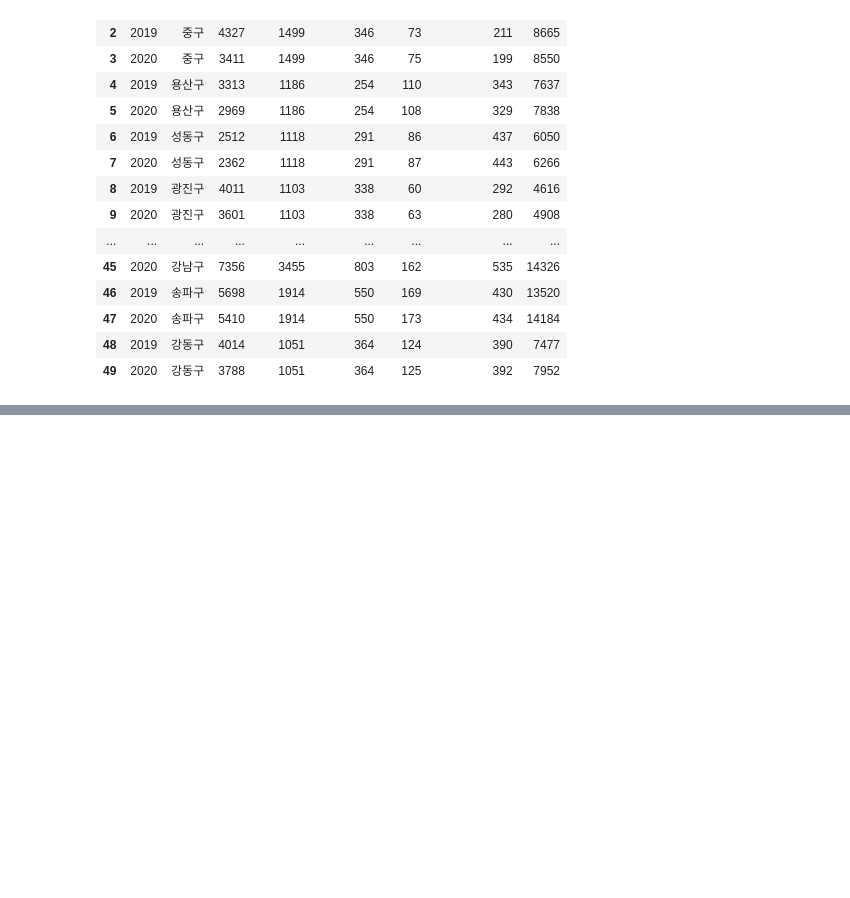
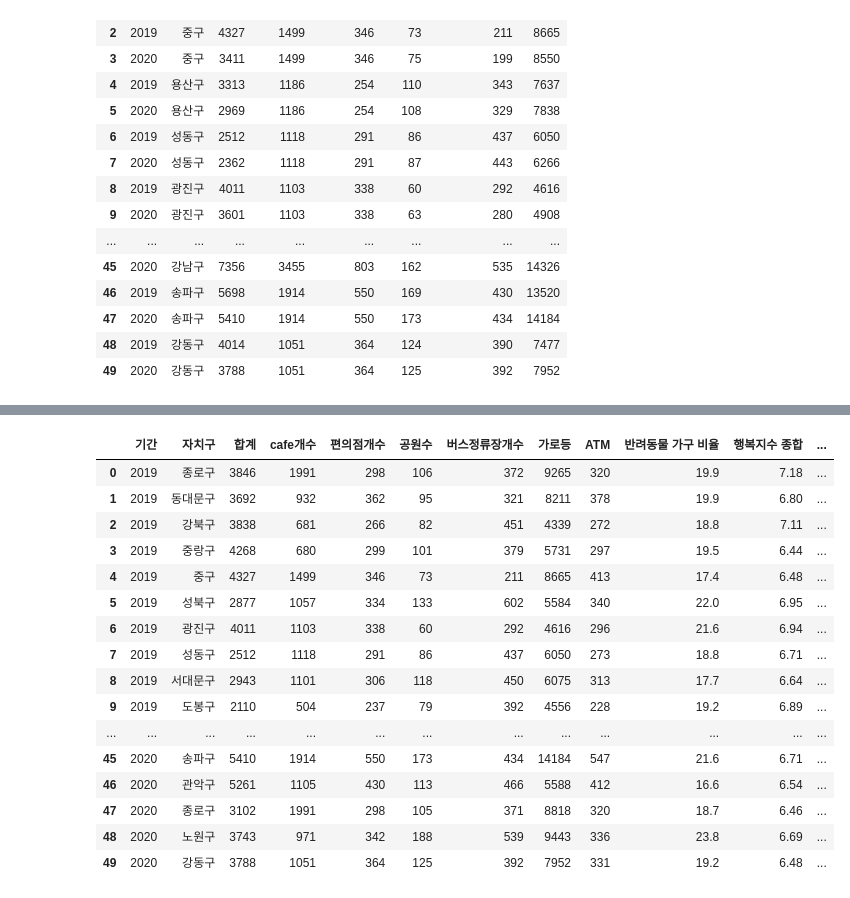
Before and after one commit to LiJell/Crime_Project, a Jupyter notebook: preprocessed_merge.ipynb, the cells around one changed output, grey strips where cells are left out. Saved outputs shown, nothing was run; the diff lists cells and outputs as text; code cells hidden in the pictures; blank space fills up the shorter version.

```diff
--- a/preprocessed_merge.ipynb
+++ b/preprocessed_merge.ipynb
@@ -255,0 +446,20 @@ df5
+# %%
+df10
+# %% [output]
+|  | 기간 | 자치구 | 합계 | cafe개수 | 편의점개수 | 공원수 | 버스정류장개수 | 가로등 | ATM | 반려동물 가구 비율 | 행복지수 종합 | ... |
+| 0 | 2019 | 종로구 | 3846 | 1991 | 298 | 106 | 372 | 9265 | 320 | 19.9 | 7.18 | ... |
+| 1 | 2019 | 동대문구 | 3692 | 932 | 362 | 95 | 321 | 8211 | 378 | 19.9 | 6.80 | ... |
+| 2 | 2019 | 강북구 | 3838 | 681 | 266 | 82 | 451 | 4339 | 272 | 18.8 | 7.11 | ... |
+| 3 | 2019 | 중랑구 | 4268 | 680 | 299 | 101 | 379 | 5731 | 297 | 19.5 | 6.44 | ... |
+| 4 | 2019 | 중구 | 4327 | 1499 | 346 | 73 | 211 | 8665 | 413 | 17.4 | 6.48 | ... |
+| 5 | 2019 | 성북구 | 2877 | 1057 | 334 | 133 | 602 | 5584 | 340 | 22.0 | 6.95 | ... |
+| 6 | 2019 | 광진구 | 4011 | 1103 | 338 | 60 | 292 | 4616 | 296 | 21.6 | 6.94 | ... |
+| 7 | 2019 | 성동구 | 2512 | 1118 | 291 | 86 | 437 | 6050 | 273 | 18.8 | 6.71 | ... |
+| 8 | 2019 | 서대문구 | 2943 | 1101 | 306 | 118 | 450 | 6075 | 313 | 17.7 | 6.64 | ... |
+| 9 | 2019 | 도봉구 | 2110 | 504 | 237 | 79 | 392 | 4556 | 228 | 19.2 | 6.89 | ... |
+| ... | ... | ... | ... | ... | ... | ... | ... | ... | ... | ... | ... | ... |
+| 45 | 2020 | 송파구 | 5410 | 1914 | 550 | 173 | 434 | 14184 | 547 | 21.6 | 6.71 | ... |
+| 46 | 2020 | 관악구 | 5261 | 1105 | 430 | 113 | 466 | 5588 | 412 | 16.6 | 6.54 | ... |
+| 47 | 2020 | 종로구 | 3102 | 1991 | 298 | 105 | 371 | 8818 | 320 | 18.7 | 6.46 | ... |
+| 48 | 2020 | 노원구 | 3743 | 971 | 342 | 188 | 539 | 9443 | 336 | 23.8 | 6.69 | ... |
+| 49 | 2020 | 강동구 | 3788 | 1051 | 364 | 125 | 392 | 7952 | 331 | 19.2 | 6.48 | ... |
```
Also changed, not shown: parts of 44 cells of this notebook.
